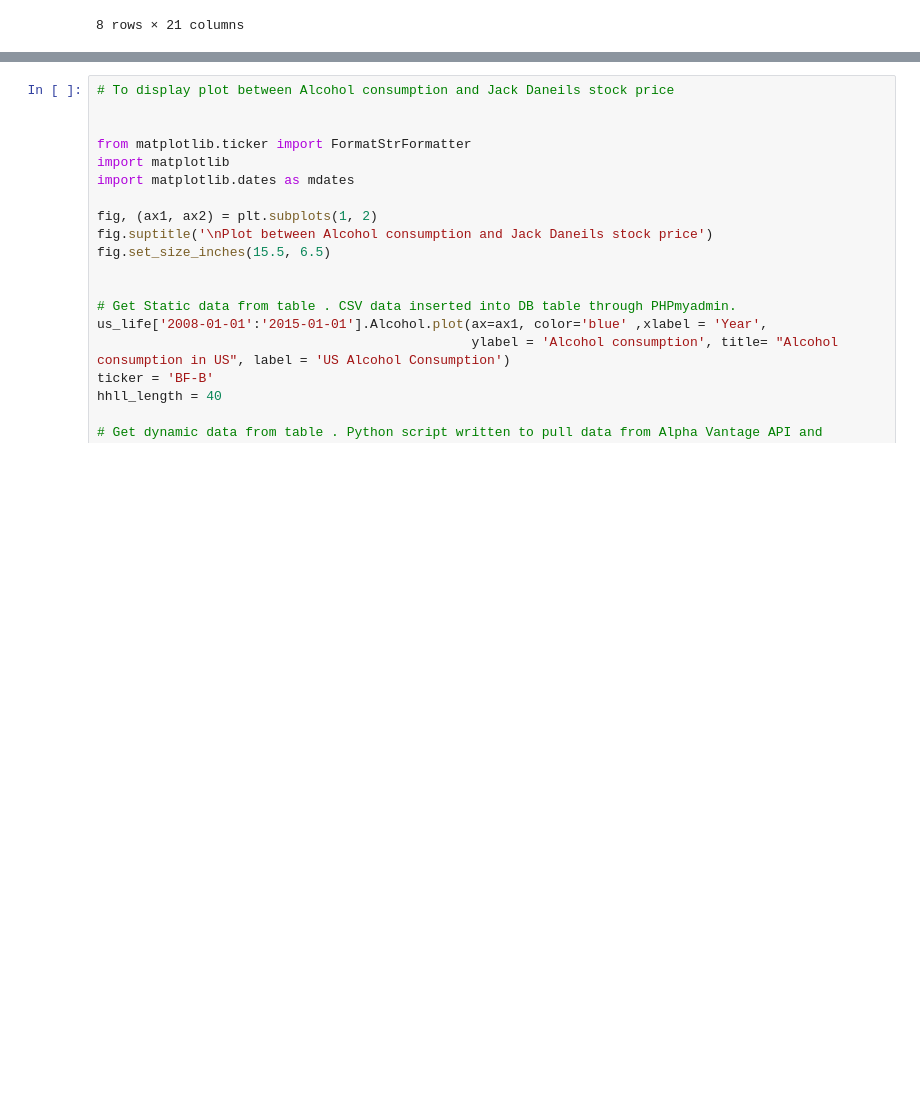
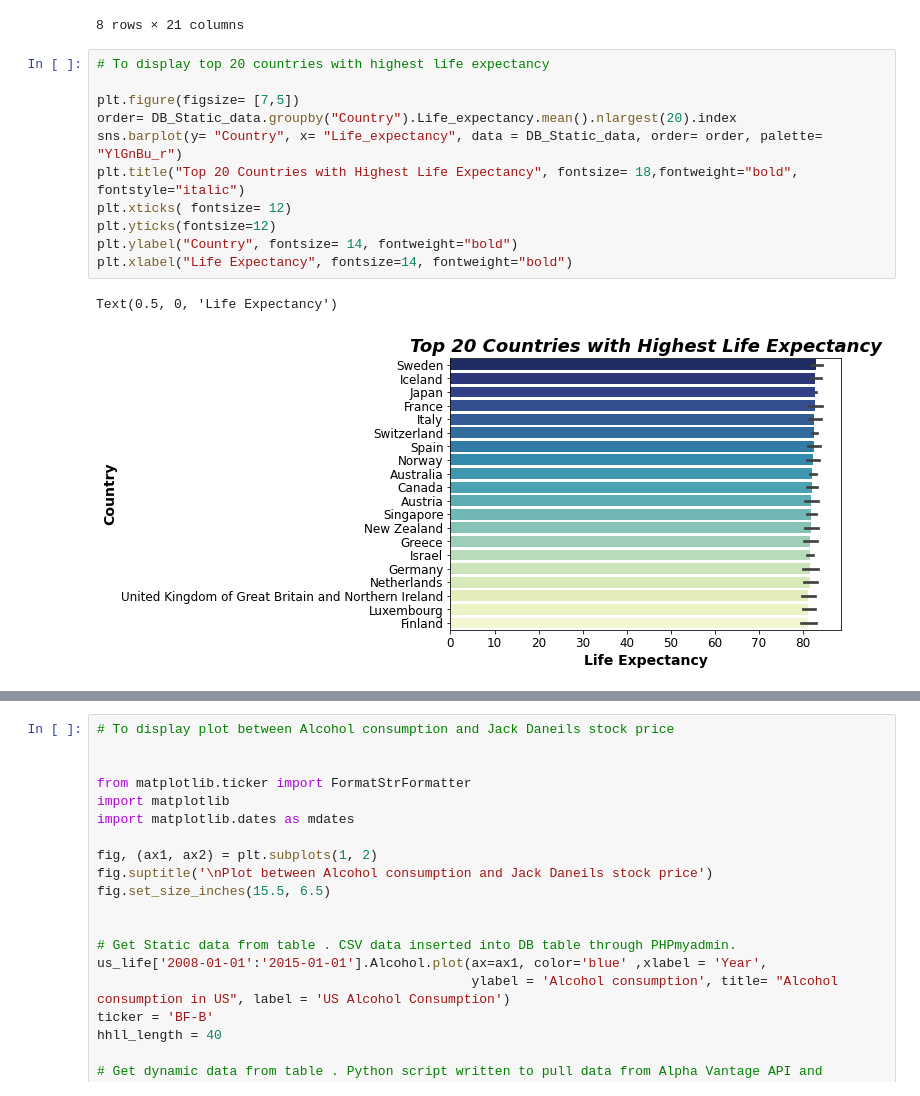
Before and after one commit to BilkisKhan/BIDS_FINAL_PROJECT, a Jupyter notebook: Final_Project.ipynb, the cells around one changed output, grey strips where cells are left out. Cells and saved outputs as stored; diff of their text form; blank space fills up the shorter version.

```diff
--- a/Final_Project.ipynb
+++ b/Final_Project.ipynb
@@ -41,3 +42,17 @@ DB_Static_data.describe()
 | 75% | 1897.750000 | 2012.000000 | 75.825000 | 225.000000 | 19.000000 | 7.910000 | 488.441100 | ... |
 | max | 2530.000000 | 2015.000000 | 89.000000 | 723.000000 | 1700.000000 | 17.870000 | 19479.911610 | ... |
 8 rows × 21 columns
+# %%
+# To display top 20 countries with highest life expectancy
+
+plt.figure(figsize= [7,5])
+order= DB_Static_data.groupby("Country").Life_expectancy.mean().nlargest(20).index
+sns.barplot(y= "Country", x= "Life_expectancy", data = DB_Static_data, order= order, palette= "YlGnBu_r")
+plt.title("Top 20 Countries with Highest Life Expectancy", fontsize= 18,fontweight="bold", fontstyle="italic")
+plt.xticks( fontsize= 12)
+plt.yticks(fontsize=12)
+plt.ylabel("Country", fontsize= 14, fontweight="bold")
+plt.xlabel("Life Expectancy", fontsize=14, fontweight="bold")
+# %% [output]
+Text(0.5, 0, 'Life Expectancy')
+[figure, added]
```
Also changed, not shown: parts of 3 cells of this notebook.
